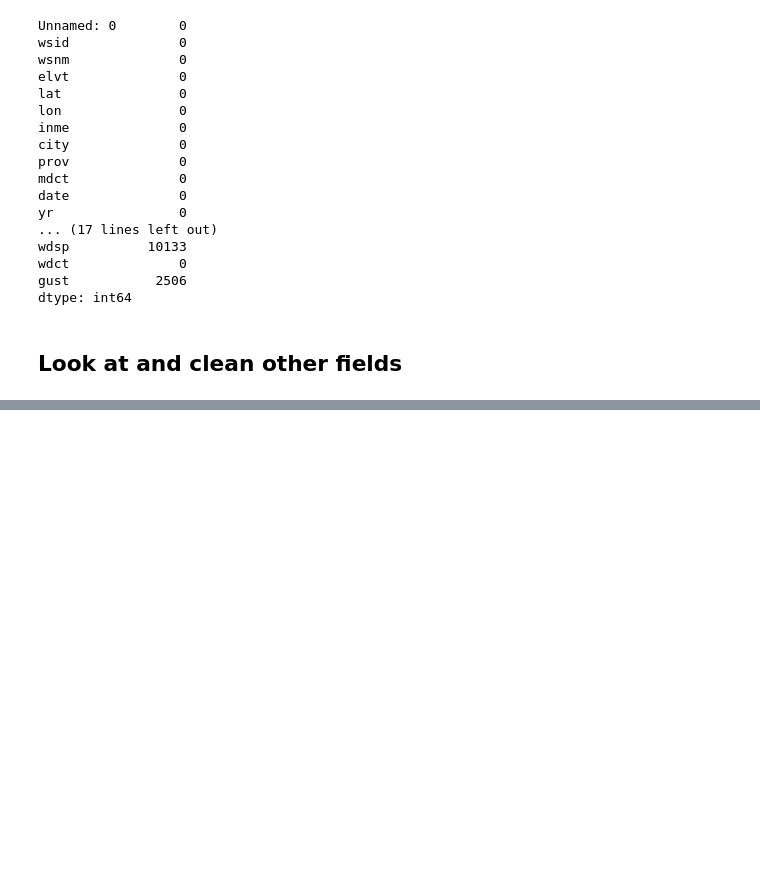
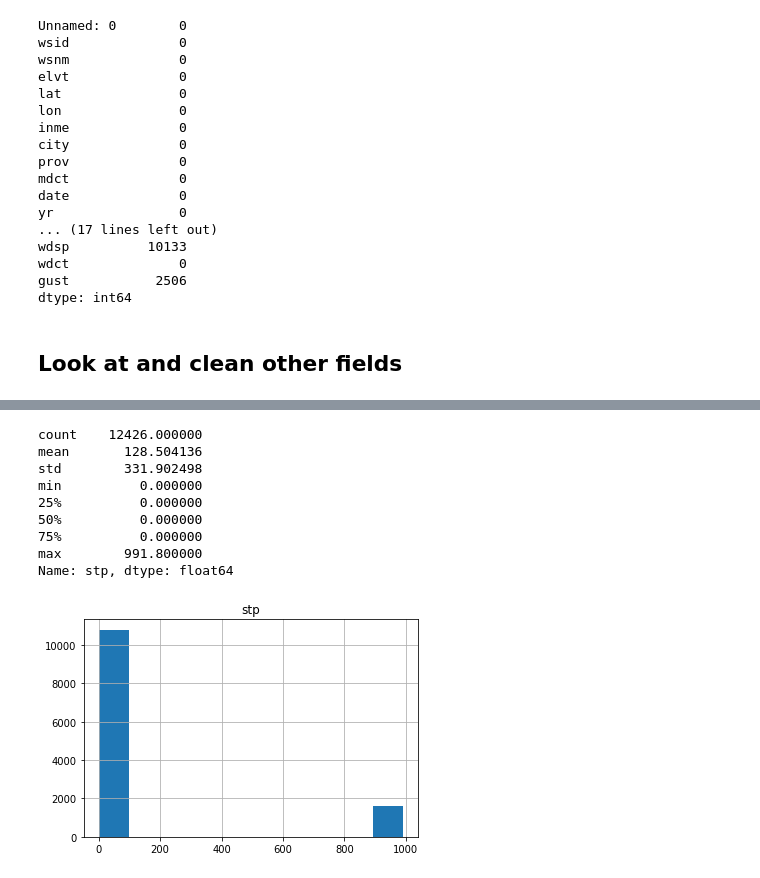
Before and after one commit to shibby576/wild_data_science, a Jupyter notebook: Assignment_2.ipynb, the cells around one changed output, grey strips where cells are left out. Cells and saved outputs as stored; diff of their text form; code cells hidden in the pictures; blank space fills up the shorter version.

```diff
--- a/Assignment_2.ipynb
+++ b/Assignment_2.ipynb
@@ -198,0 +239,15 @@ dtype: int64
+# %%
+#Evaluate air pressue, stpAir pressure for the hour in hPa to tenths (instant)
+df.hist(column ='stp')
+df['stp'].describe()
+# %% [output]
+count    12426.000000
+mean       128.504136
+std        331.902498
+min          0.000000
+25%          0.000000
+50%          0.000000
+75%          0.000000
+max        991.800000
+Name: stp, dtype: float64
+[figure, added]
```
Also changed, not shown: parts of 11 cells of this notebook.
